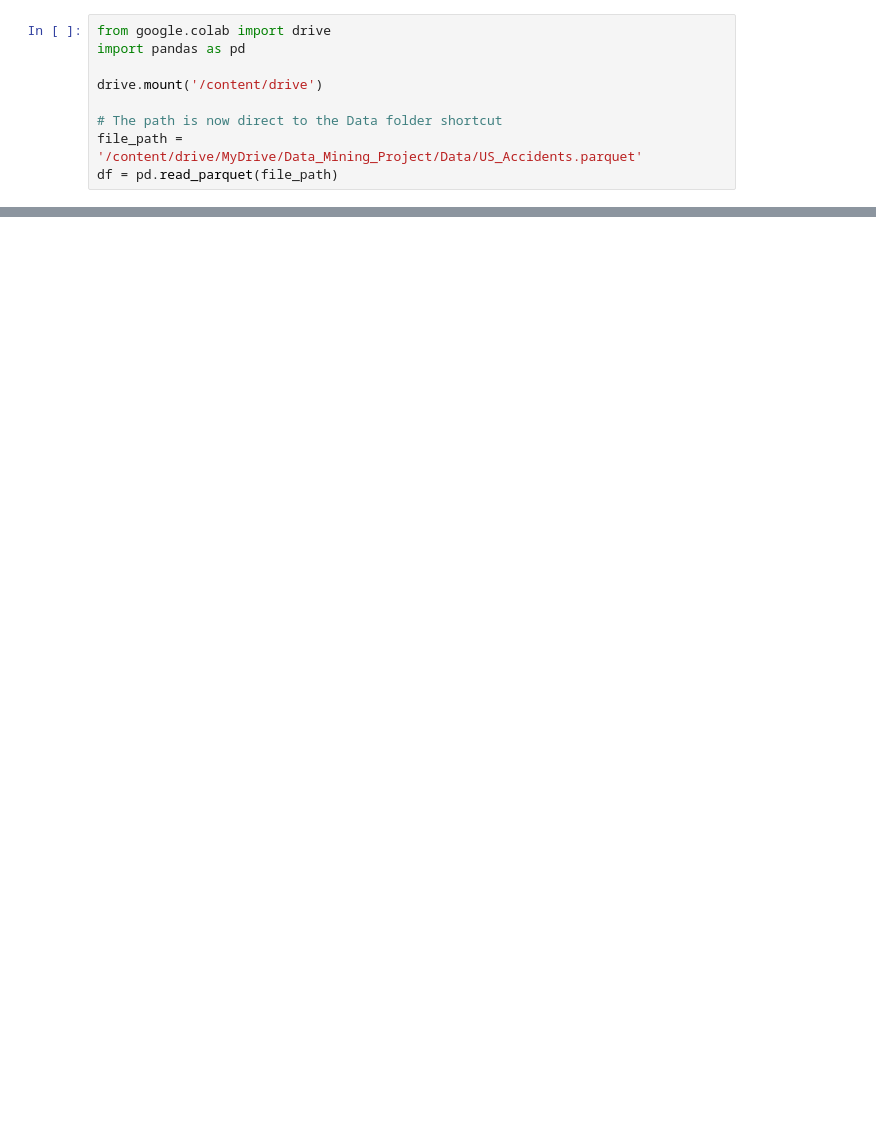
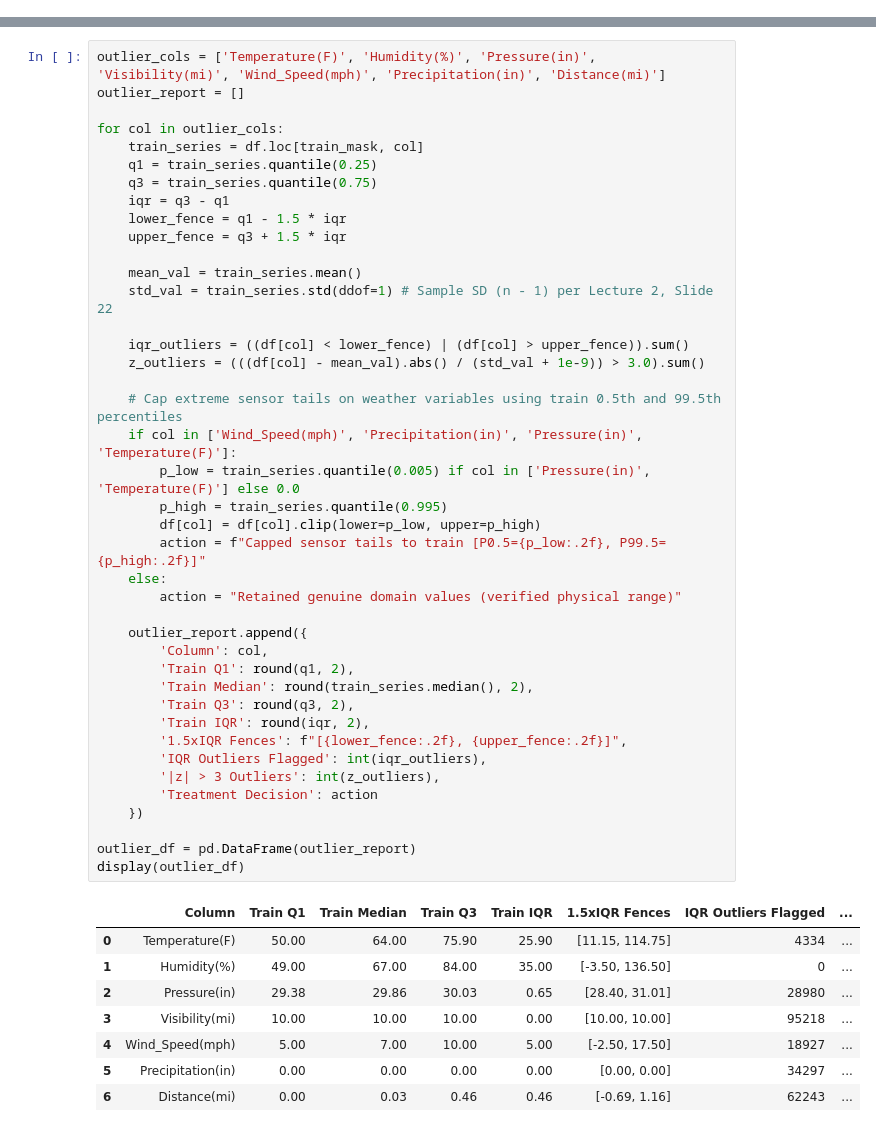
Before and after one commit to shahzaibali-edu/Road-Accident-Hotspot-Miner, a Jupyter notebook: P13_Hotspot_Miner.ipynb, the cells around one changed output, grey strips where cells are left out. Saved outputs shown, nothing was run; the diff lists cells and outputs as text; blank space fills up the shorter version.

```diff
--- a/P13_Hotspot_Miner.ipynb
+++ b/P13_Hotspot_Miner.ipynb
@@ -1,11 +1,2 @@
 # %% [markdown]
 <a href="https://colab.research.google.com/github/shahzaibali-edu/Road-Accident-Hotspot-Miner/blob/main/P13_Hotspot_Miner.ipynb" target="_parent"><img src="https://colab.research.google.com/assets/colab-badge.svg" alt="Open In Colab"/></a>
-# %%
-from google.colab import drive
-import pandas as pd
-
-drive.mount('/content/drive')
-
-# The path is now direct to the Data folder shortcut
-file_path = '/content/drive/MyDrive/Data_Mining_Project/Data/US_Accidents.parquet'
-df = pd.read_parquet(file_path)
@@ -34,0 +361,50 @@ Shape: (7728394, 46)
+# %%
+outlier_cols = ['Temperature(F)', 'Humidity(%)', 'Pressure(in)', 'Visibility(mi)', 'Wind_Speed(mph)', 'Precipitation(in)', 'Distance(mi)']
+outlier_report = []
+
+for col in outlier_cols:
+    train_series = df.loc[train_mask, col]
+    q1 = train_series.quantile(0.25)
+    q3 = train_series.quantile(0.75)
+    iqr = q3 - q1
+    lower_fence = q1 - 1.5 * iqr
+    upper_fence = q3 + 1.5 * iqr
+
+    mean_val = train_series.mean()
+    std_val = train_series.std(ddof=1) # Sample SD (n - 1) per Lecture 2, Slide 22
+
+    iqr_outliers = ((df[col] < lower_fence) | (df[col] > upper_fence)).sum()
+    z_outliers = (((df[col] - mean_val).abs() / (std_val + 1e-9)) > 3.0).sum()
+
+    # Cap extreme sensor tails on weather variables using train 0.5th and 99.5th percentiles
+    if col in ['Wind_Speed(mph)', 'Precipitation(in)', 'Pressure(in)', 'Temperature(F)']:
+        p_low = train_series.quantile(0.005) if col in ['Pressure(in)', 'Temperature(F)'] else 0.0
+        p_high = train_series.quantile(0.995)
+        df[col] = df[col].clip(lower=p_low, upper=p_high)
+        action = f"Capped sensor tails to train [P0.5={p_low:.2f}, P99.5={p_high:.2f}]"
+    else:
+        action = "Retained genuine domain values (verified physical range)"
+
+    outlier_report.append({
+        'Column': col,
+        'Train Q1': round(q1, 2),
+        'Train Median': round(train_series.median(), 2),
+        'Train Q3': round(q3, 2),
+        'Train IQR': round(iqr, 2),
+        '1.5xIQR Fences': f"[{lower_fence:.2f}, {upper_fence:.2f}]",
+        'IQR Outliers Flagged': int(iqr_outliers),
+        '|z| > 3 Outliers': int(z_outliers),
+        'Treatment Decision': action
+    })
+
+outlier_df = pd.DataFrame(outlier_report)
+display(outlier_df)
+# %% [output]
+|  | Column | Train Q1 | Train Median | Train Q3 | Train IQR | 1.5xIQR Fences | IQR Outliers Flagged | ... |
+| 0 | Temperature(F) | 50.00 | 64.00 | 75.90 | 25.90 | [11.15, 114.75] | 4334 | ... |
+| 1 | Humidity(%) | 49.00 | 67.00 | 84.00 | 35.00 | [-3.50, 136.50] | 0 | ... |
+| 2 | Pressure(in) | 29.38 | 29.86 | 30.03 | 0.65 | [28.40, 31.01] | 28980 | ... |
+| 3 | Visibility(mi) | 10.00 | 10.00 | 10.00 | 0.00 | [10.00, 10.00] | 95218 | ... |
+| 4 | Wind_Speed(mph) | 5.00 | 7.00 | 10.00 | 5.00 | [-2.50, 17.50] | 18927 | ... |
+| 5 | Precipitation(in) | 0.00 | 0.00 | 0.00 | 0.00 | [0.00, 0.00] | 34297 | ... |
+| 6 | Distance(mi) | 0.00 | 0.03 | 0.46 | 0.46 | [-0.69, 1.16] | 62243 | ... |
```
Also changed, not shown: parts of 9 cells of this notebook.
